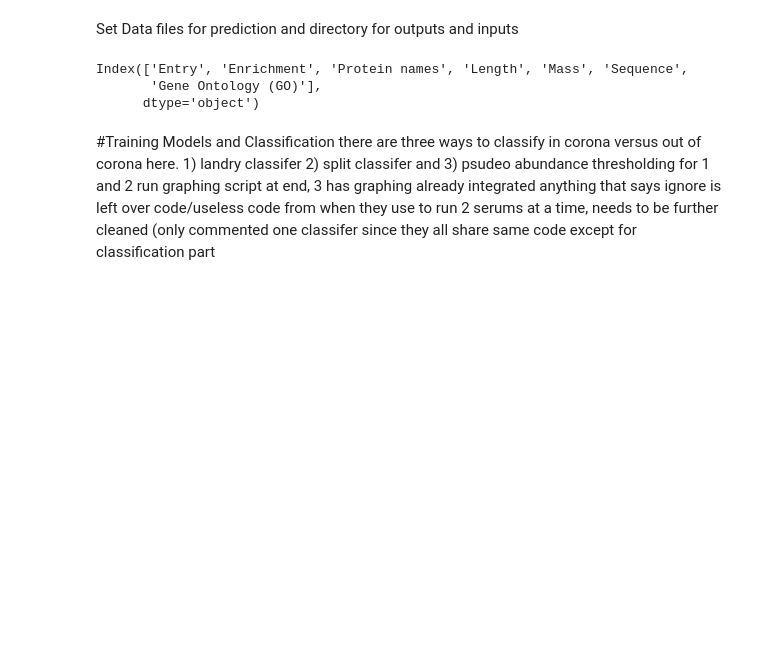
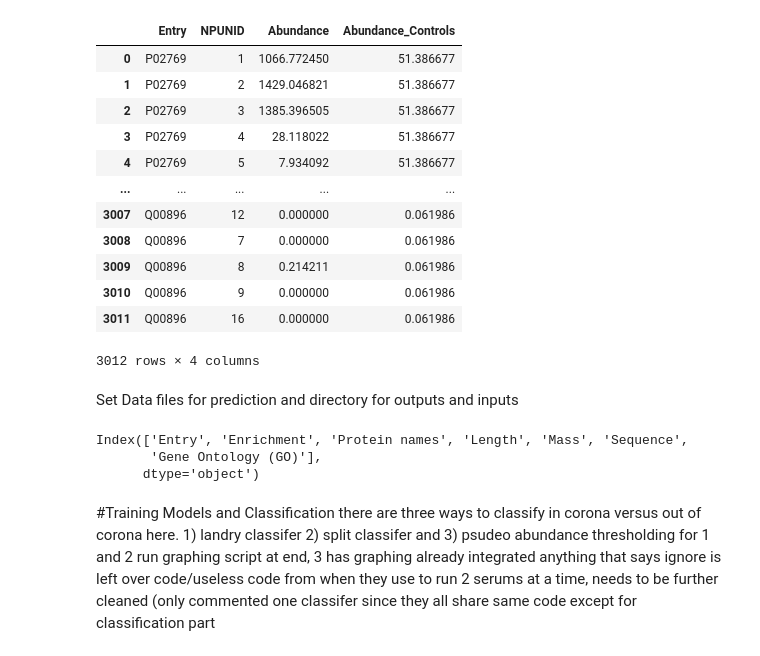
Before and after one commit to karst-poulsen/PC_ML_using_NSP, a Jupyter notebook: ML_Training.ipynb, the cells around one changed output. Saved outputs shown, nothing was run; the diff lists cells and outputs as text; code cells hidden in the pictures; blank space fills up the shorter version.

Commit message:
adding static data as well as new pipeline to work with

```diff
--- a/ML_Training.ipynb
+++ b/ML_Training.ipynb
@@ -96,3 +98,19 @@ print(data_complete.columns)
+# %%
+MS_data_controls
+# %% [output]
+|  | Entry | NPUNID | Abundance | Abundance_Controls |
+| 0 | P02769 | 1 | 1066.772450 | 51.386677 |
+| 1 | P02769 | 2 | 1429.046821 | 51.386677 |
+| 2 | P02769 | 3 | 1385.396505 | 51.386677 |
+| 3 | P02769 | 4 | 28.118022 | 51.386677 |
+| 4 | P02769 | 5 | 7.934092 | 51.386677 |
+| ... | ... | ... | ... | ... |
+| 3007 | Q00896 | 12 | 0.000000 | 0.061986 |
+| 3008 | Q00896 | 7 | 0.000000 | 0.061986 |
+| 3009 | Q00896 | 8 | 0.214211 | 0.061986 |
+| 3010 | Q00896 | 9 | 0.000000 | 0.061986 |
+| 3011 | Q00896 | 16 | 0.000000 | 0.061986 |
+3012 rows × 4 columns
 # %%
 bov=pd.read_excel("UniProt/Bovine_Proteome_082322.xlsx")
 mos=pd.read_excel("UniProt/Mouse_Proteome_082322.xlsx")
```
Also changed, not shown: parts of 2 cells of this notebook, 3 other files.
